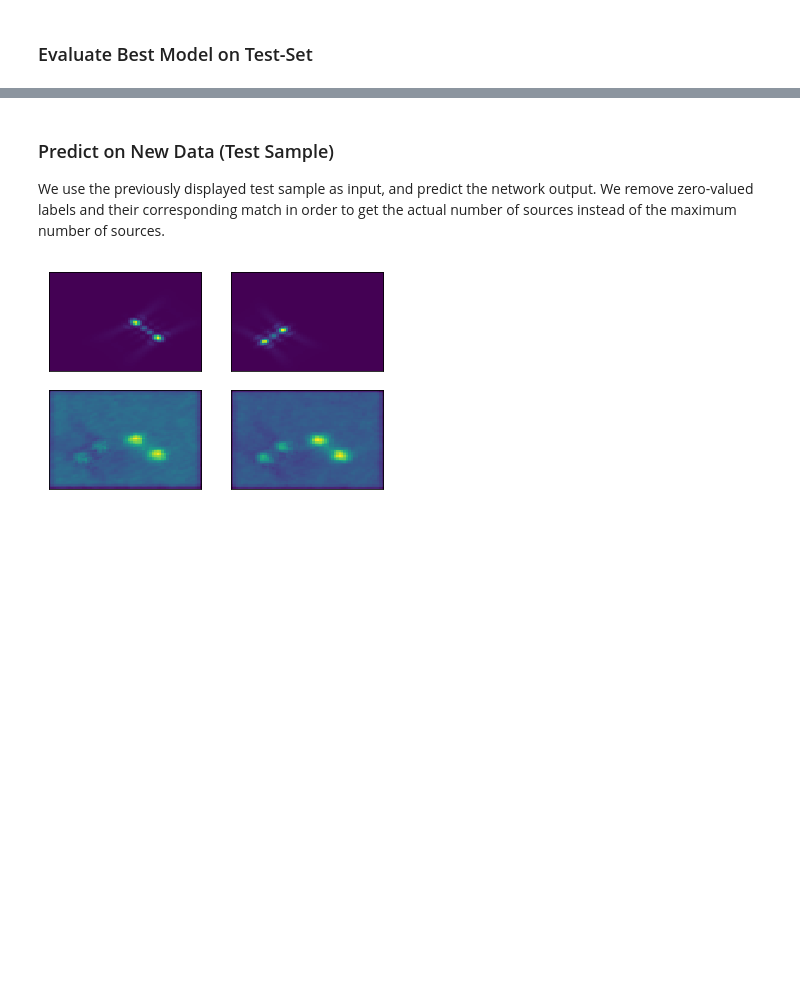
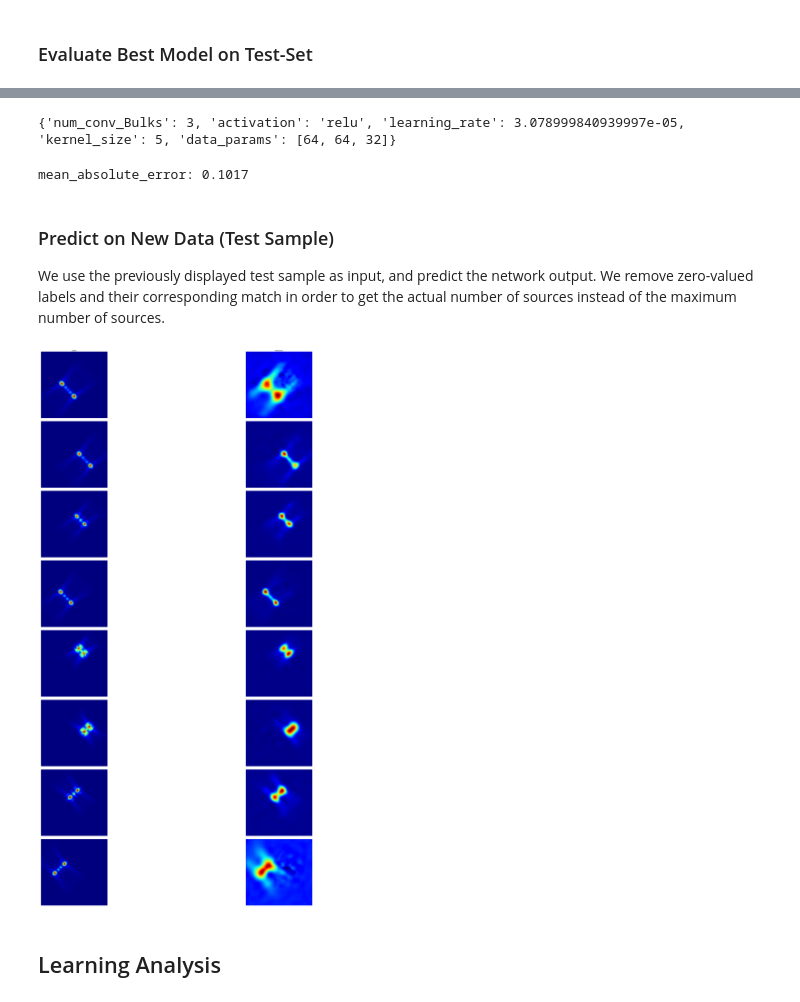
Before and after one commit to OrrAvrech/Alex_Orr_Project, a Jupyter notebook: NNflow/VizResults.ipynb, the cells around one changed output, grey strips where cells are left out. Drawn from its saved outputs; the diff is of its cells as text; code cells hidden in the pictures; blank space fills up the shorter version.

```diff
--- a/NNflow/VizResults.ipynb
+++ b/NNflow/VizResults.ipynb
@@ -47,5 +89,7 @@ path = os.path.join('..', 'DataSimulation', 'Dataset_im64_f64_s32')
 testObj = loadDataObj(path, 'test')
 # %%
 sample_x, sample_y = pickSample(testObj)
+_, numSources = notNons(sample_y)
+print("numSources:" + str(numSources))
 printSampleParams((sample_x, sample_y))
 # %% [output]
@@ -65,9 +110,14 @@ display(HTML(ani.to_html5_video()))
 from tensorflow.python.keras.models  import load_model
 from tensorflow.python.keras import backend as K
 import tensorflow as tf
+from Models_keras import DeconvN
+import pickle
+import os
 
-path_best_model = os.path.join('best_models', 'im64_f64_s32', 'best_model.keras')
-
-model = load_model(path_best_model)
-result = model.evaluate(x=testObj.features,
-                        y=testObj.labels)
+path_best_models = os.path.join('best_models', 'im64_f64_s32')
+with open(os.path.join(path_best_models, 'hyp_opt.obj'), 'rb') as hypFile:
+        net_params = pickle.load(hypFile)
+#{'cfg':cfg, 'learning_rate':learning_rate, 'num_conv_Bulks':num_conv_Bulks, 'kernel_size':kernel_size, 'activation':activation}
+model = DeconvN(net_params['data_params'], net_params['learning_rate'], net_params['num_conv_Bulks'], net_params['kernel_size'], net_params['activation'])
+model.load_weights(os.path.join(path_best_models,'best_weights.h5'))
+#model = load_model(path_best_model)
@@ -76,42 +129,49 @@ ValueError: You are trying to load a weight file containing 21 layers into a mod
+# %%
+print(net_params)
+# %% [output]
+{'num_conv_Bulks': 3, 'activation': 'relu', 'learning_rate': 3.078999840939997e-05, 'kernel_size': 5, 'data_params': [64, 64, 32]}
 # %%
 print("{0}: {1:.4}".format(model.metrics_names[1], result[1]))
+# %% [output]
+mean_absolute_error: 0.1017
 # %% [markdown]
 ### Predict on New Data (Test Sample)
 We use the previously displayed test sample as input, and predict the network output. We remove zero-valued labels and their corresponding match in order to get the actual number of sources instead of the maximum number of sources.
 # %%
 import numpy as np
+import matplotlib.gridspec as gridspec
 
-def removeNons(y_pred, y_labels):
-    """Removes the zero labels and corresponding predictions.
-    Args:
-        y_pred  : network output
-        y_labels: labels matrix
-    """
-    maxSources = y_labels.shape[-1]
-    idxs = []
-    for i in range(maxSources):
-        if (y_labels[:,:,i] == np.zeros(y_labels[:,:,i].shape)).all():
-            continue
-        idxs = np.append(idxs, i).astype(int)
-    y_tot = np.append(y_labels[:,:,idxs], y_pred[:,:,idxs], axis=2)
-    return y_tot
 
 def showPredictions(y_pred, y_labels):
         # Truncate dimensions
+        imgSize, _, _ = np.shape(y_pred[0])
         y_preds = y_pred[0,:,:,:]
-        y_tot = removeNons(y_preds, y_labels)
+        y_tot = adjustNons(y_preds, y_labels)
         numSources = int(y_tot.shape[-1]/2)
-        fig, axes = plt.subplots(2, numSources)
-        plt.suptitle('Labels')
-        plt.subplots_adjust(hspace=0.5)
-        plt.figtext(0.5, 0.5, 'Predictions', ha='center', va='center')
-        for i, ax in enumerate(axes.flat):
-            ax.imshow(y_tot[:,:,i], aspect='auto')
-            ax.axis('off')
+        fig, axes = plt.subplots(numSources, 2, figsize=(imgSize,imgSize))
+        num_figs = numSources*2
+        axes = axes.flat
+        axes[0].set_title('Labels')
+        axes[1].set_title('Predictions')
+#         plt.suptitle('Labels')
+
+
+        #plt.figtext(0.5, 0.5, 'Predictions', ha='center', va='center')
+        for i in range(numSources):
+            axes[i*2].imshow(y_tot[:,:,i], aspect='equal')
+            axes[i*2].axis('off')
+            axes[i*2+1].imshow(y_tot[:,:,i+numSources], aspect='equal')
+            axes[i*2+1].axis('off')
+#         plt.subplots_adjust(hspace=1, wspace=None)
+        gs1 = gridspec.GridSpec(numSources, 2)
+        gs1.update(wspace=0.025, hspace=0.05)
+        plt.tight_layout()
         plt.show()
 
 sample_xe = np.expand_dims(sample_x, axis=0)
 y_pred = model.predict(x = sample_xe)
 showPredictions(y_pred, sample_y)
 # %% [output]
-[figure, old version]
+[figure, new version]
+# %% [markdown]
+## Learning Analysis
```
Also changed, not shown: parts of 5 cells of this notebook, 6 other files.
